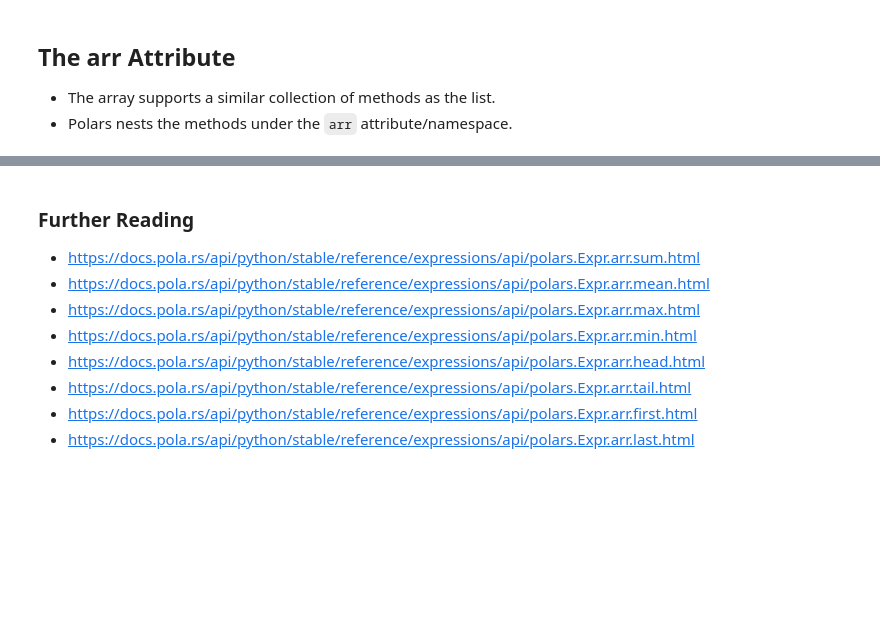
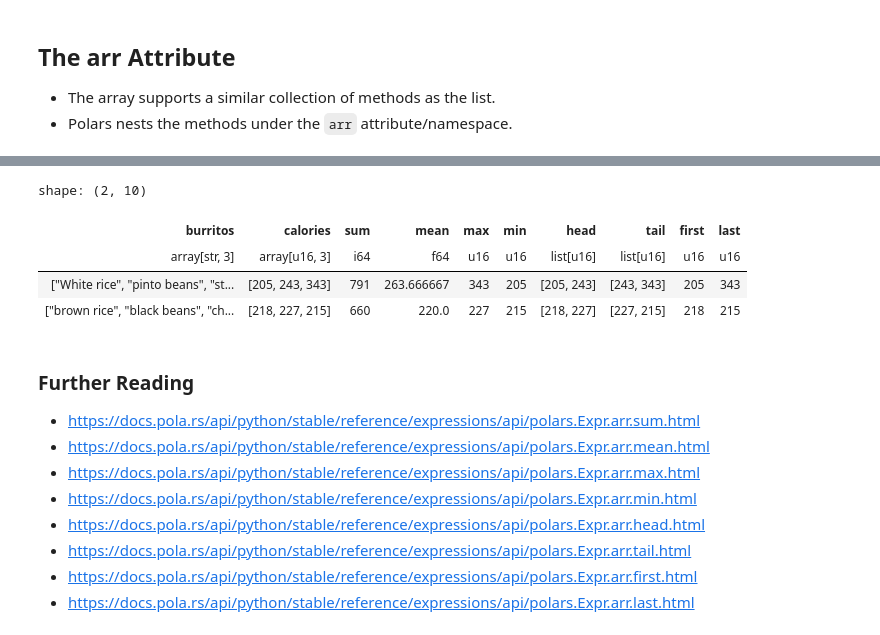
Before and after one commit to yaowenqiang/Data-Analysis-with-Polars-and-Python, a Jupyter notebook: incomplete/10 - Arrays and Lists.ipynb, the cells around one changed output, grey strips where cells are left out. Drawn from its saved outputs; the diff is of its cells as text; code cells hidden in the pictures; blank space fills up the shorter version.

```diff
--- a/incomplete/10 - Arrays and Lists.ipynb
+++ b/incomplete/10 - Arrays and Lists.ipynb
@@ -198,3 +739,18 @@
 ## The arr Attribute
 - The array supports a similar collection of methods as the list.
 - Polars nests the methods under the `arr` attribute/namespace.
+# %%
+lunch = pl.DataFrame(
+    {
+        "burritos": [
+            ["White rice", "pinto beans", "steak"],
+            ["brown rice", "black beans", "chicken"],
+        ],
+        "calories": [[205, 243, 343], [218, 227, 215]],
+    },
+    schema_overrides={
+        "burritos": pl.Array(pl.String, shape=3),
+        "calories": pl.Array(pl.UInt16, shape=3),
+    },
+)
+lunch
@@ -201,3 +763,20 @@
+# %%
+lunch.with_columns(
+    pl.col("calories").arr.sum().alias("sum"),
+    pl.col("calories").arr.mean().alias("mean"),
+    pl.col("calories").arr.max().alias("max"),
+    pl.col("calories").arr.min().alias("min"),
+    pl.col("calories").arr.head(2).alias("head"),
+    pl.col("calories").arr.tail(2).alias("tail"),
+    pl.col("calories").arr.first().alias("first"),
+    pl.col("calories").arr.last().alias("last"),
+)
+# %% [output]
+shape: (2, 10)
+| burritos | calories | sum | mean | max | min | head | tail | first | last |
+| array[str, 3] | array[u16, 3] | i64 | f64 | u16 | u16 | list[u16] | list[u16] | u16 | u16 |
+| ["White rice", "pinto beans", "st... | [205, 243, 343] | 791 | 263.666667 | 343 | 205 | [205, 243] | [243, 343] | 205 | 343 |
+| ["brown rice", "black beans", "ch... | [218, 227, 215] | 660 | 220.0 | 227 | 215 | [218, 227] | [227, 215] | 218 | 215 |
 # %% [markdown]
 ### Further Reading
 - https://docs.pola.rs/api/python/stable/reference/expressions/api/polars.Expr.arr.sum.html
```
Also changed, not shown: parts of 45 cells of this notebook.
